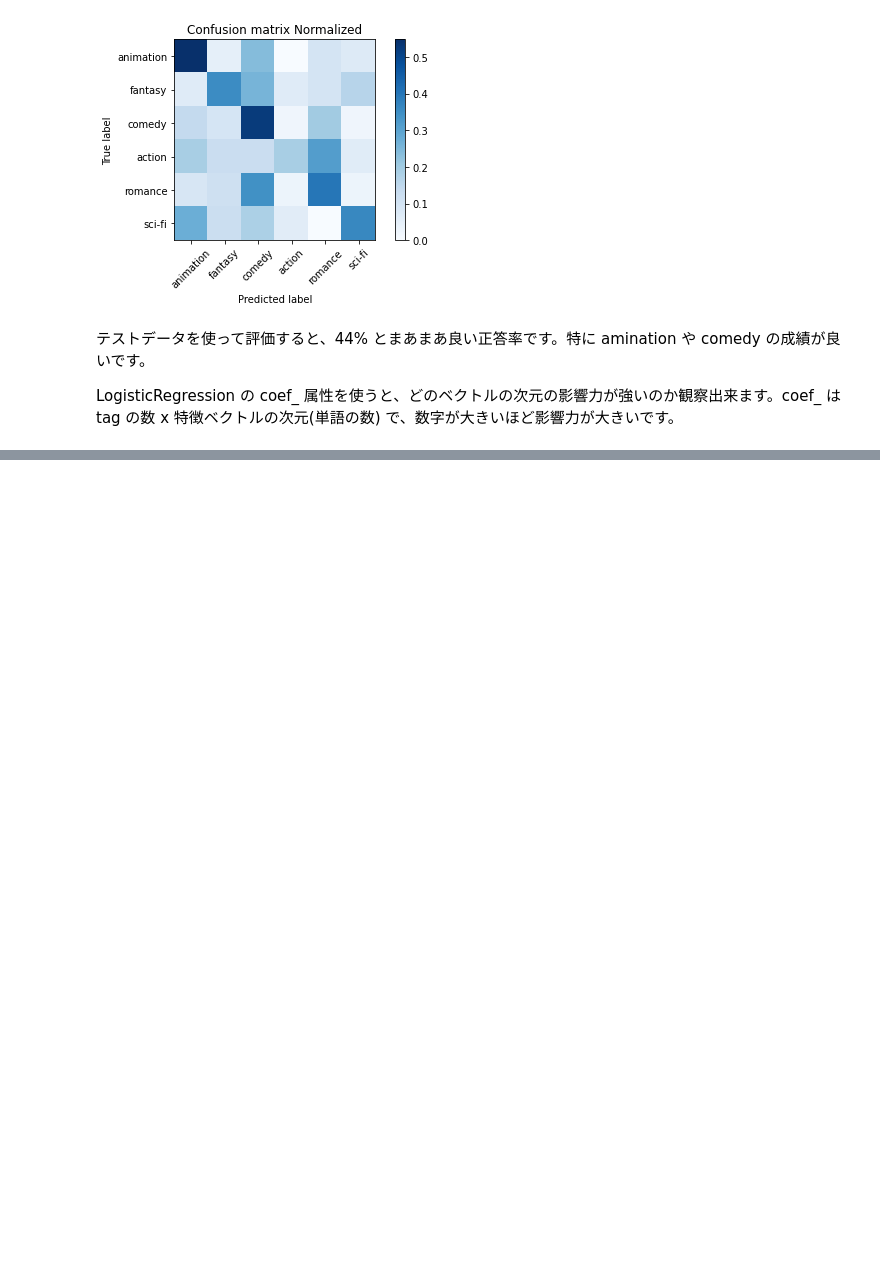
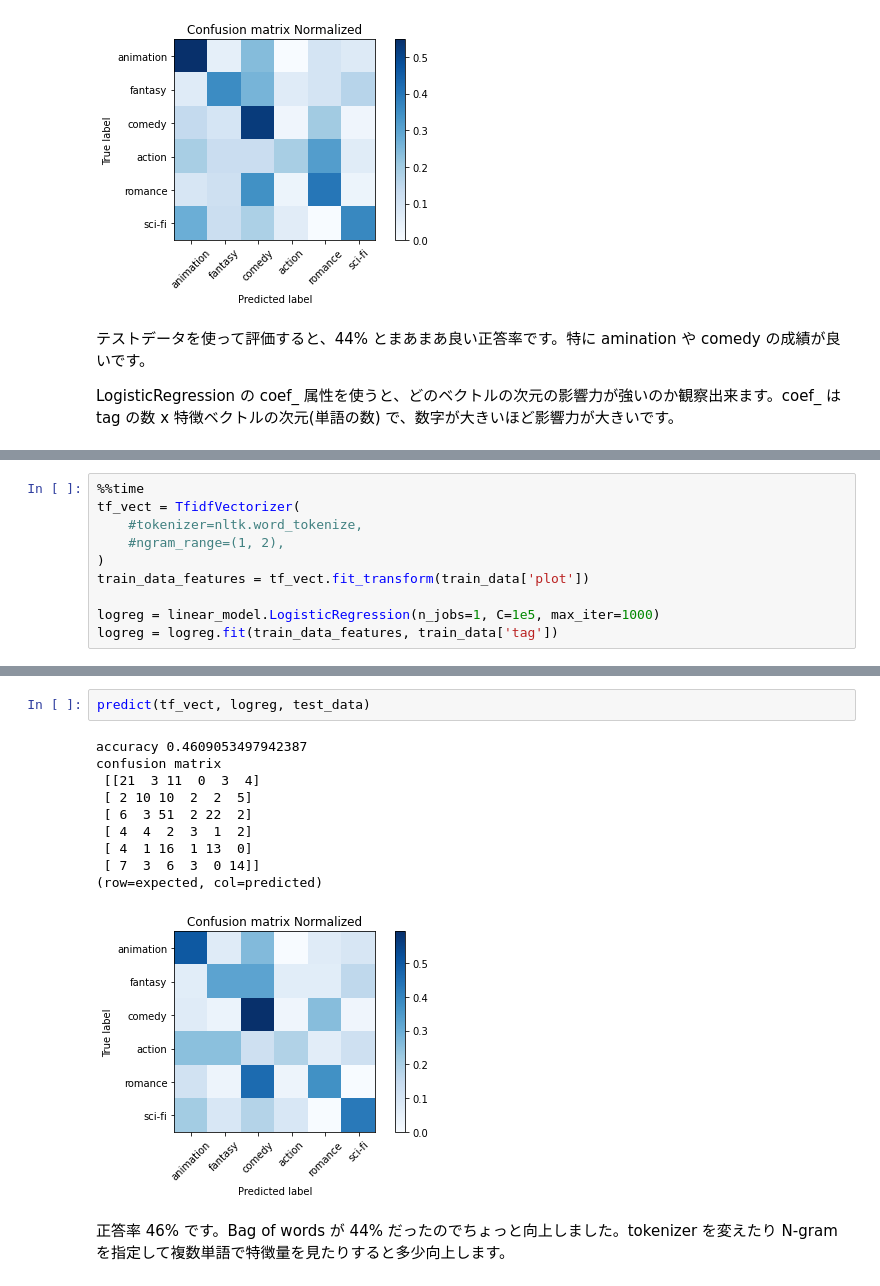
Before and after one commit to propella/gensim-word2vec-movie, a Jupyter notebook: notebooks/movie.ipynb, the cells around one changed output, grey strips where cells are left out. Cells and saved outputs as stored; diff of their text form; blank space fills up the shorter version.

```diff
--- a/notebooks/movie.ipynb
+++ b/notebooks/movie.ipynb
@@ -277,0 +287,10 @@ sci-fi: ['fu', 'rg', 'ar ', ' a f', ' fu'])
+# %%
+%%time
+tf_vect = TfidfVectorizer(
+    #tokenizer=nltk.word_tokenize,
+    #ngram_range=(1, 2),
+)
+train_data_features = tf_vect.fit_transform(train_data['plot'])
+
+logreg = linear_model.LogisticRegression(n_jobs=1, C=1e5, max_iter=1000)
+logreg = logreg.fit(train_data_features, train_data['tag'])
@@ -277,0 +300,15 @@ sci-fi: ['fu', 'rg', 'ar ', ' a f', ' fu'])
+# %%
+predict(tf_vect, logreg, test_data)
+# %% [output]
+accuracy 0.4609053497942387
+confusion matrix
+ [[21  3 11  0  3  4]
+ [ 2 10 10  2  2  5]
+ [ 6  3 51  2 22  2]
+ [ 4  4  2  3  1  2]
+ [ 4  1 16  1 13  0]
+ [ 7  3  6  3  0 14]]
+(row=expected, col=predicted)
+[figure, added]
+# %% [markdown]
+正答率 46% です。Bag of words が 44% だったのでちょっと向上しました。tokenizer を変えたり N-gram を指定して複数単語で特徴量を見たりすると多少向上します。
```
Also changed, not shown: parts of 38 cells of this notebook, 3 other files.
